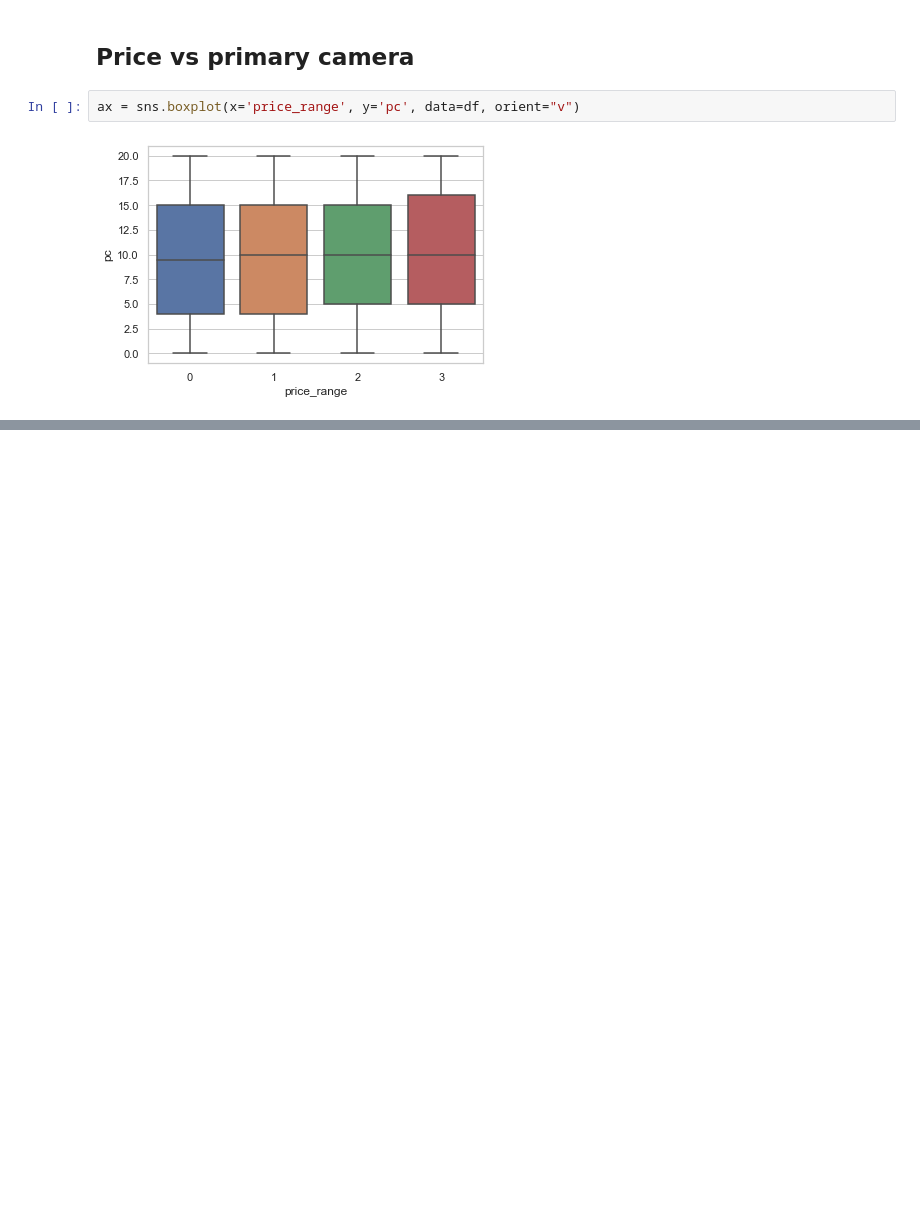
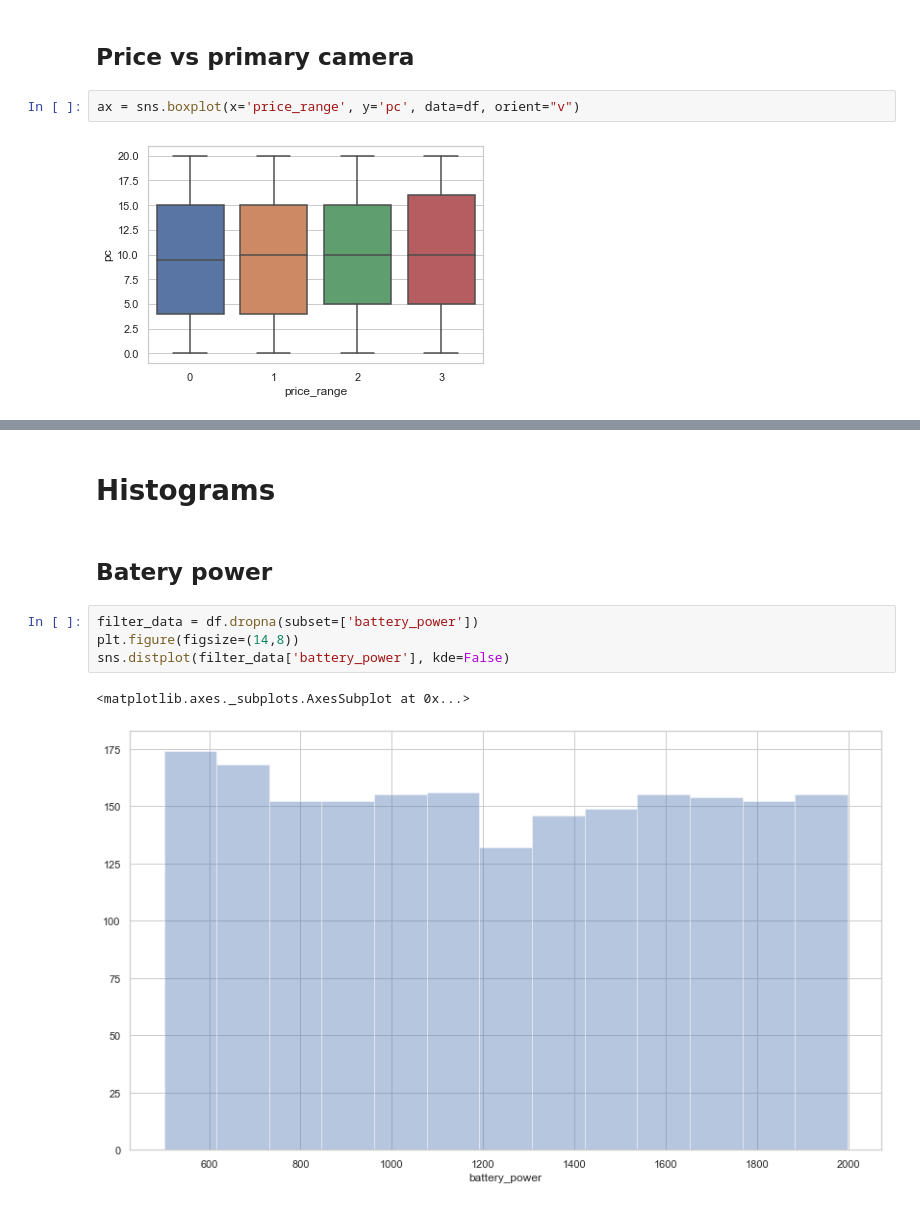
Before and after one commit to migue1994/MIND-workshop, a Jupyter notebook: Taller_1_MIND.ipynb, the cells around one changed output, grey strips where cells are left out. Saved outputs shown, nothing was run; the diff lists cells and outputs as text; blank space fills up the shorter version.

```diff
--- a/Taller_1_MIND.ipynb
+++ b/Taller_1_MIND.ipynb
@@ -257,0 +270,11 @@ ax = sns.boxplot(x='price_range', y='four_g', data=df, orient="v")
+# %% [markdown]
+# Histograms
+# %% [markdown]
+## Batery power
+# %%
+filter_data = df.dropna(subset=['battery_power'])
+plt.figure(figsize=(14,8))
+sns.distplot(filter_data['battery_power'], kde=False)
+# %% [output]
+<matplotlib.axes._subplots.AxesSubplot at 0x...>
+[figure, added]
```
Also changed, not shown: parts of 24 cells of this notebook.
